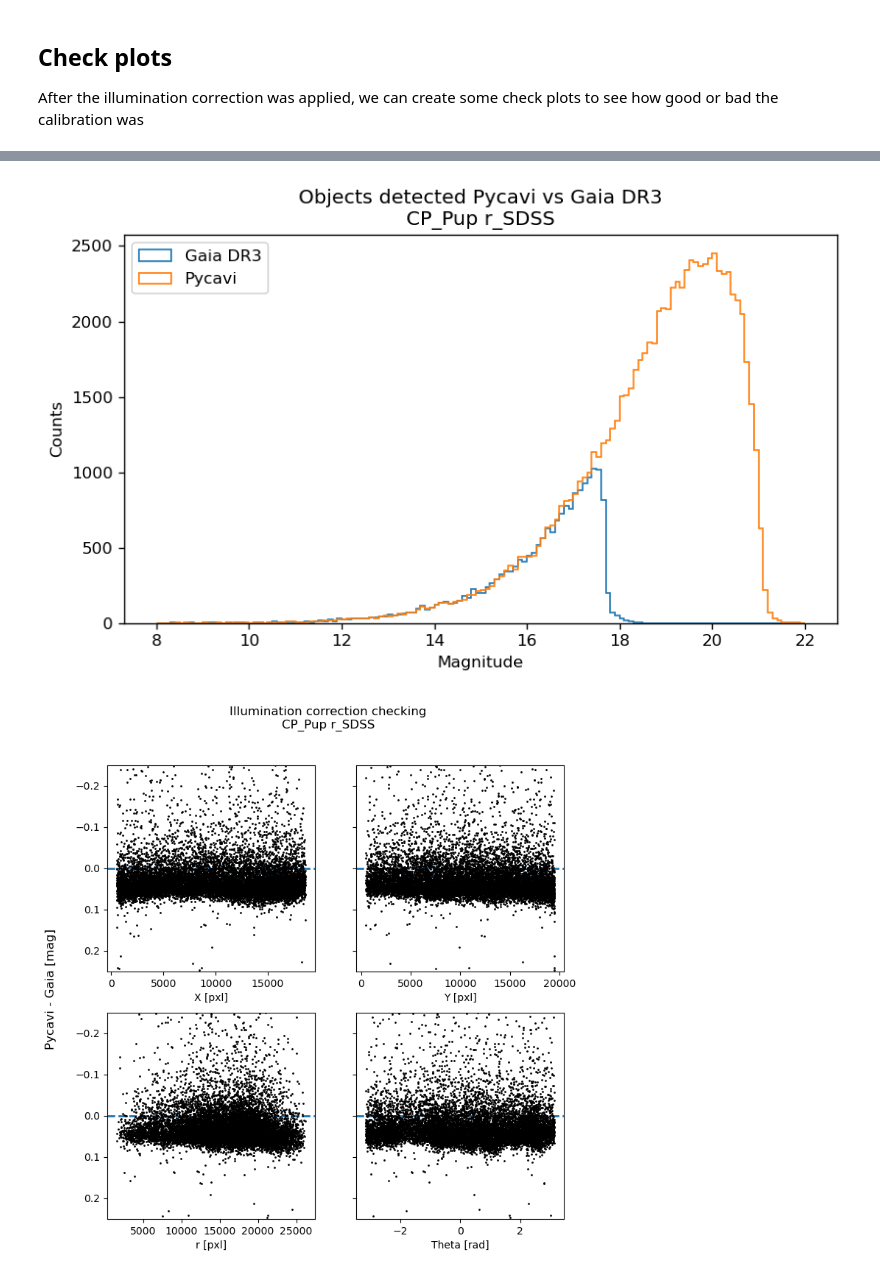
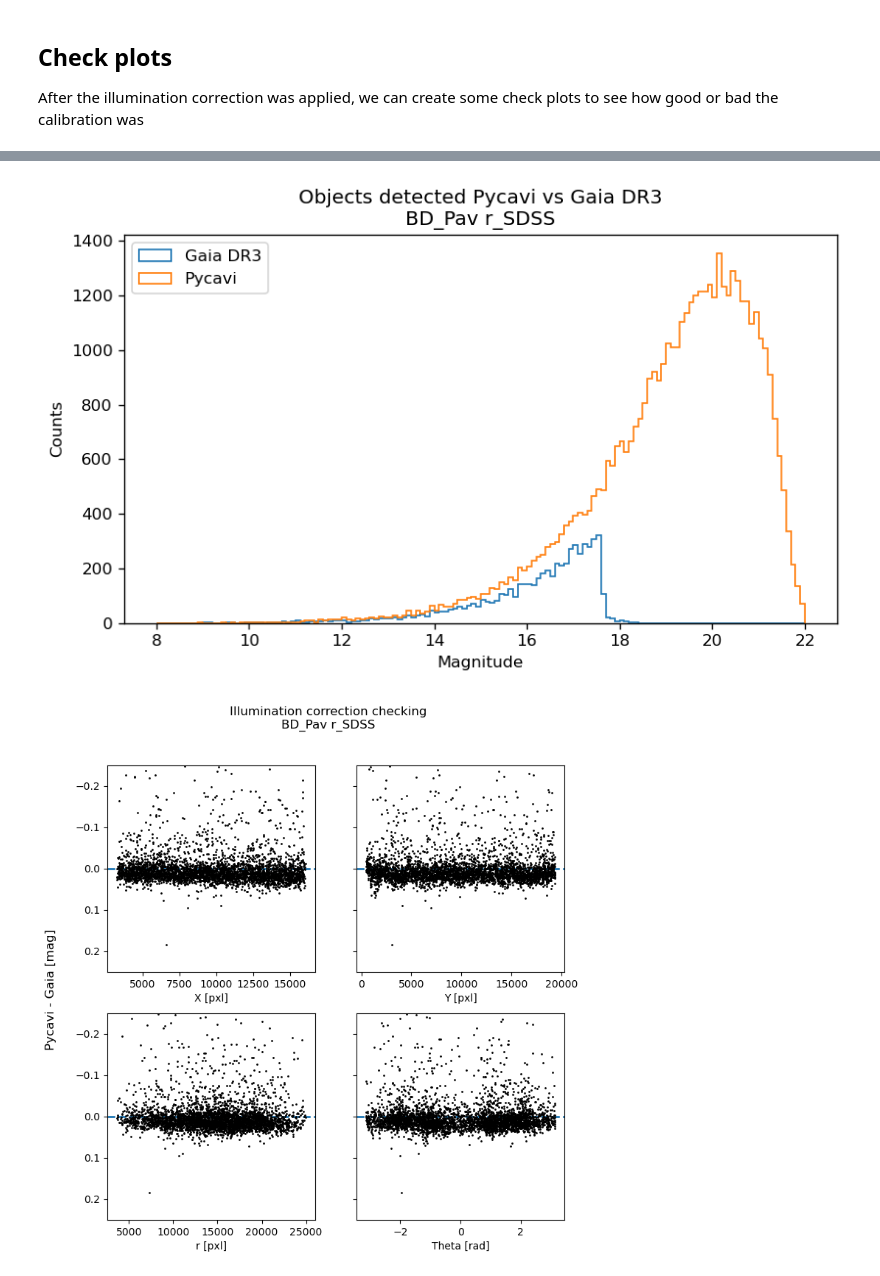
Before and after one commit to fselman/wenu-imaging, a Jupyter notebook: notebooks/09_pycavi_makeCatalogue.ipynb, the cells around one changed output, grey strips where cells are left out. Drawn from its saved outputs; the diff is of its cells as text; code cells hidden in the pictures.

```diff
--- a/notebooks/09_pycavi_makeCatalogue.ipynb
+++ b/notebooks/09_pycavi_makeCatalogue.ipynb
@@ -104,6 +109,6 @@ for i in range(len(images_to_check)):
 # %%
 redo_sextractor = False
-idx_selected = []    # Keep empty to check all files
+idx_selected = [0,1]    # Keep empty to check all files
 
 merged_table = None  # as it creates the sextractor catalogues, starts inmediately to do the crossmatch with the
                      # previous catalogue
@@ -111,11 +116,11 @@ merged_table = None  # as it creates the sextractor catalogues, starts inmediate
 list_of_filters = []
 for i in range(len(images_to_check)):
 
-    target = images_to_check[i]
     # skip indices not in list idx_selected
     if not (i in idx_selected or not idx_selected):
         continue
 
+    target = images_to_check[i]
     sextractor_dir_path = "/".join(target.split("/")[:-2])+'/'+config['Directories']['sex_dir_name']
     try:
         logging.info("Atempting to create the Sextractor_dir folder: {}".format(reduced_science_dir+target_name))
@@ -186,13 +191,13 @@ for i in range(len(images_to_check)):
 
 # Clean merged table
 
-savename = '/'.join(target_split[:-1]) +'/'+ target_name + '_merged_catalogue.fits'
+savename = '/'.join(target.split('/')[:-1]) +'/'+ target_name + '_merged_catalogue.fits'
 clean_table = clean_merged_catalogue(merged_table)
 
 # cross match with Gaia and save
 logging.info('Reading Gaia query...')
 target_split = target.split('/')
-query_gaia = '/'.join(target_split[:-1])+'/gaia3_qry_{}_raw.csv'.format(target_name)
+query_gaia = '/'.join(target.split('/')[:-1])+'/gaia3_qry_{}_raw.csv'.format(target_name)
 gaia_catalogue = pd.read_csv(query_gaia)
 gaia_catalogue = Table.from_pandas(gaia_catalogue)
 
@@ -274,6 +314,6 @@ for i in range(len(kriging_files)):
 # %%
 # specify the catalogues to use
-catalogue_idx = [0]
+catalogue_idx = [1]
 kriging_idx = [0,1]
 
 for i in range(len(catalogues)):
@@ -306,5 +348,9 @@ for i in range(len(catalogues)):
 # %%
 band = 'r_SDSS'
+catalogue_idx = [1]
 for i in range(len(catalogues)):
+    if not i in catalogue_idx:
+        continue
+    logging.info('Creating check plots over catalogue {}'.format(catalogues[i]))
     create_catalogue_checkplots(catalogues[i], band)
 # %% [output]
@@ -312,2 +359,2 @@ for i in range(len(catalogues)):
-[figure, old version]
+[figure, new version]
-[figure, old version]
+[figure, new version]
```
Also changed, not shown: parts of 7 cells of this notebook.
